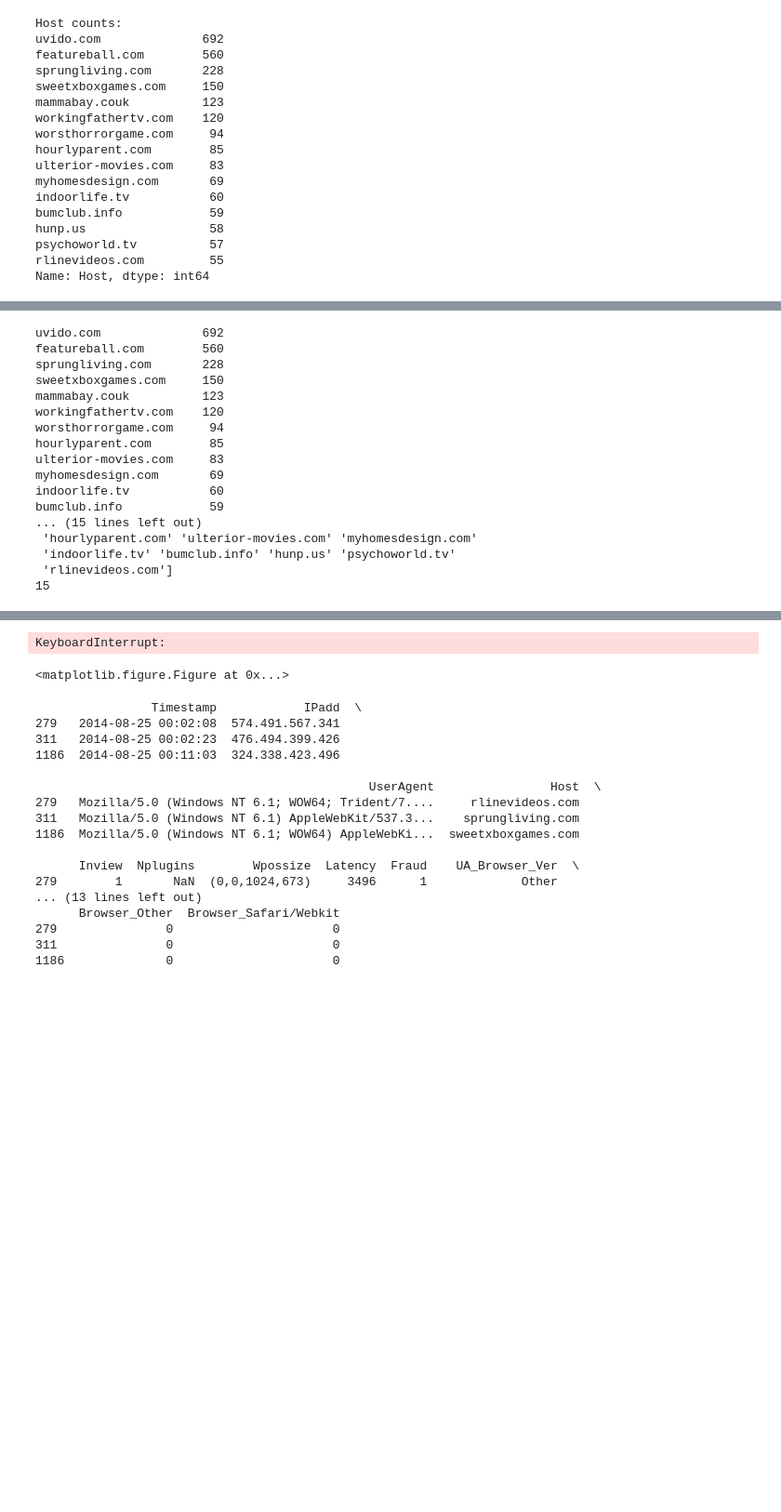
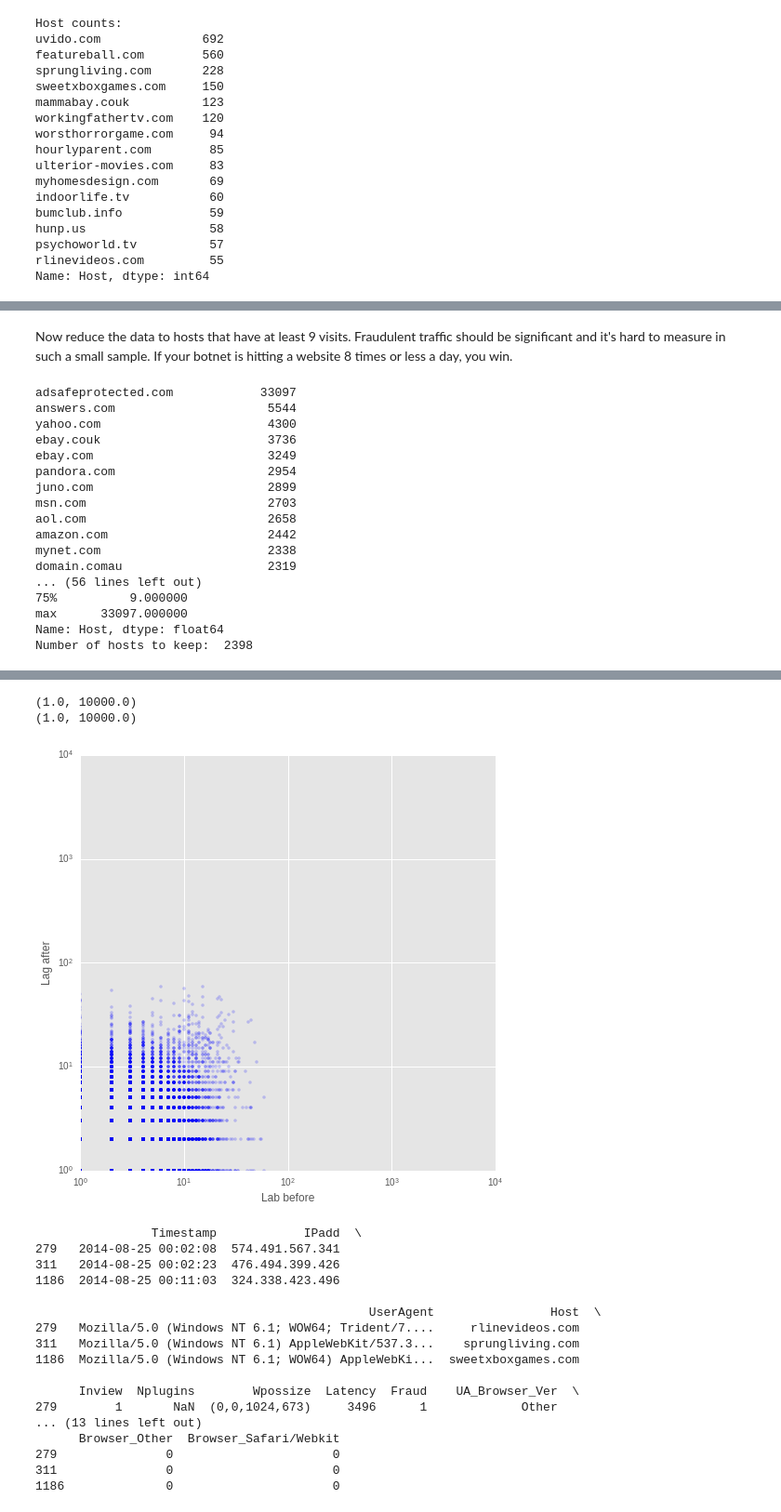
Before and after one commit to aqua001/ad_impression_fraud, a Jupyter notebook: Ad Impression Fraud Analysis.ipynb, the cells around one changed output, grey strips where cells are left out. Shown at 93% size. Saved outputs shown, nothing was run; the diff lists cells and outputs as text; code cells hidden in the pictures; blank space fills up the shorter version.

```diff
--- a/Ad Impression Fraud Analysis.ipynb
+++ b/Ad Impression Fraud Analysis.ipynb
@@ -352,6 +352,8 @@ Seconds to creat WXpos WYPos Wwidth Wheight:  2.16133499146
 | 2 | 2014-08-25 00:00:00 | 325.441.386.395 | Chrome | Mozilla/5.0 (Windows NT 6.1; WOW6... | mangareader.net | NaN | NaN | NaN | NaN | 0 | ... |
 | 3 | 2014-08-25 00:00:00 | 325.441.386.395 | Chrome | Mozilla/5.0 (Windows NT 6.1; WOW6... | mangareader.net | NaN | NaN | NaN | NaN | 0 | ... |
 | 4 | 2014-08-25 00:00:00 | 325.441.386.395 | Chrome | Mozilla/5.0 (Windows NT 6.1; WOW6... | mangareader.net | NaN | NaN | NaN | NaN | 0 | ... |
+# %% [markdown]
+Now reduce the data to hosts that have at least 9 visits. Fraudulent traffic should be significant and it's hard to measure in such a small sample. If your botnet is hitting a website 8 times or less a day, you win.
 # %%
 host_counts = imp_df["Host"].value_counts()
 print host_counts
@@ -359,26 +361,26 @@ print host_counts.describe()
 sighost_counts = host_counts[host_counts>8]
 keepHosts = sighost_counts.index.map(lambda x: str(x))
 #print keepHosts
-print len(keepHosts)
+print 'Number of hosts to keep: ', len(keepHosts)
 redhost_imp_df = imp_df[imp_df["Host"].isin(keepHosts)]
 # %% [output]
-uvido.com              692
-featureball.com        560
-sprungliving.com       228
-sweetxboxgames.com     150
-mammabay.couk          123
-workingfathertv.com    120
-worsthorrorgame.com     94
-hourlyparent.com        85
-ulterior-movies.com     83
-myhomesdesign.com       69
-indoorlife.tv           60
-bumclub.info            59
-... (15 lines left out)
- 'hourlyparent.com' 'ulterior-movies.com' 'myhomesdesign.com'
- 'indoorlife.tv' 'bumclub.info' 'hunp.us' 'psychoworld.tv'
- 'rlinevideos.com']
-15
+adsafeprotected.com            33097
+answers.com                     5544
+yahoo.com                       4300
+ebay.couk                       3736
+ebay.com                        3249
+pandora.com                     2954
+juno.com                        2899
+msn.com                         2703
+aol.com                         2658
+amazon.com                      2442
+mynet.com                       2338
+domain.comau                    2319
+... (56 lines left out)
+75%          9.000000
+max      33097.000000
+Name: Host, dtype: float64
+Number of hosts to keep:  2398
 # %%
 dum_imp_df = pd.get_dummies(redhost_imp_df,columns=['Browser'])
 dum_imp_df.head(5)
@@ -392,40 +394,52 @@ dum_imp_df.head(5)
 # %%
 #print imp_df[imp_df['Host'].isin(fraudtraffic)]["IPadd"].value_counts()[:10]
 #plt.hist(imp_df['Tsecs'].iloc[imp_df["IPadd"]=='411.517.507.552'])
 #plt.subplot(411)
 #histdat = plt.hist(imp_df[imp_df["IPadd"]=='411.517.507.552']['Tsecs'].values,bins=24)
 #times = imp_df[imp_df["Host"].isin(fraudtraffic)]['Tsecs'].values
-times = imp_df[imp_df["Host"]=='foxsports.com']['Tsecs'].values
+times = imp_df[imp_df["Host"]=='adsafeprotected.com']['Tsecs'].values
 diffs = np.array([times[i]-times[i-1] for i in range(1,len(times))])
 xcoords = diffs[:-1]
 ycoords = diffs[1:]
 
-
-plt.subplot(131)
-plt.plot(xcoords+2,ycoords+2,'b.',alpha=.2)
+fig,ax = plt.subplots(figsize=(8,8))
+#plt.subplot(131)
+plt.plot(np.append(xcoords,-10),np.append(ycoords,-10),'b.',alpha=.2)
 #plt.xlim(0,10**3)
 #plt.ylim(0,10**3)
-plt.xscale('log')
+ax.set_xlim(-1e1,1e4)
+plt.xlim(-1e1,1e4)
+ax.set_xscale('log')
 plt.yscale('log')
-plt.subplot(132)
+
+ax.set_xlim(-1e1,1e4)
+ax.set_ylim(0,10000)
+plt.xlim(0,10000)
+print plt.xlim()
+print plt.ylim()
+plt.ylabel('Lag after')
+plt.xlabel('Lab before')
+#plt.subplot(132)
 #plt.figure()
-myxlim = 30
+'''myxlim = 30
 plt.hist(xcoords[xcoords<=myxlim],range(0,myxlim),normed=True,cumulative=True)
 import matplotlib.mlab as mlab
 #y=mlab.normpdf(range(0,myxlim),np.mean(xcoords[xcoords<=myxlim]),np.std(xcoords[xcoords<=myxlim])).cumsum()
 y=mlab.normpdf(range(0,np.max(xcoords)),np.mean(xcoords),np.std(xcoords)).cumsum()
 y/=y[-1]
 l=plt.plot(range(0,myxlim),y,'k--')
 plt.subplot(133)
 plt.hist(times,bins=96)
 plt.yscale('log')
 f = plt.gcf()
 f.set_size_inches(14,6)
 #import spectrum
-#p = spectrum.Periodogram()
+#p = spectrum.Periodogram()'''
+plt.show()
 # %% [output]
-KeyboardInterrupt:
+(1.0, 10000.0)
+(1.0, 10000.0)
-<matplotlib.figure.Figure at 0x...>
+[figure, added]
 # %%
 #Split the data by fraud condition
 fdata = dum_imp_df[dum_imp_df["Host"].isin(fraudtraffic)]
```
Also changed, not shown: parts of 5 cells of this notebook.
